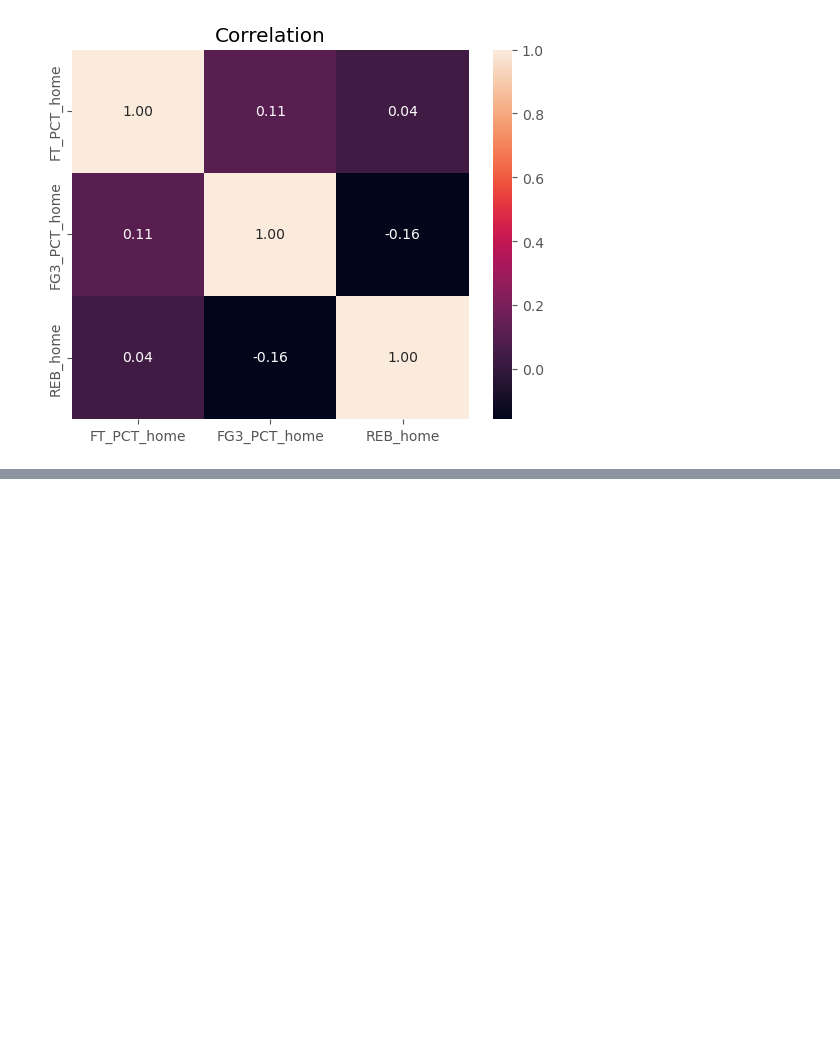
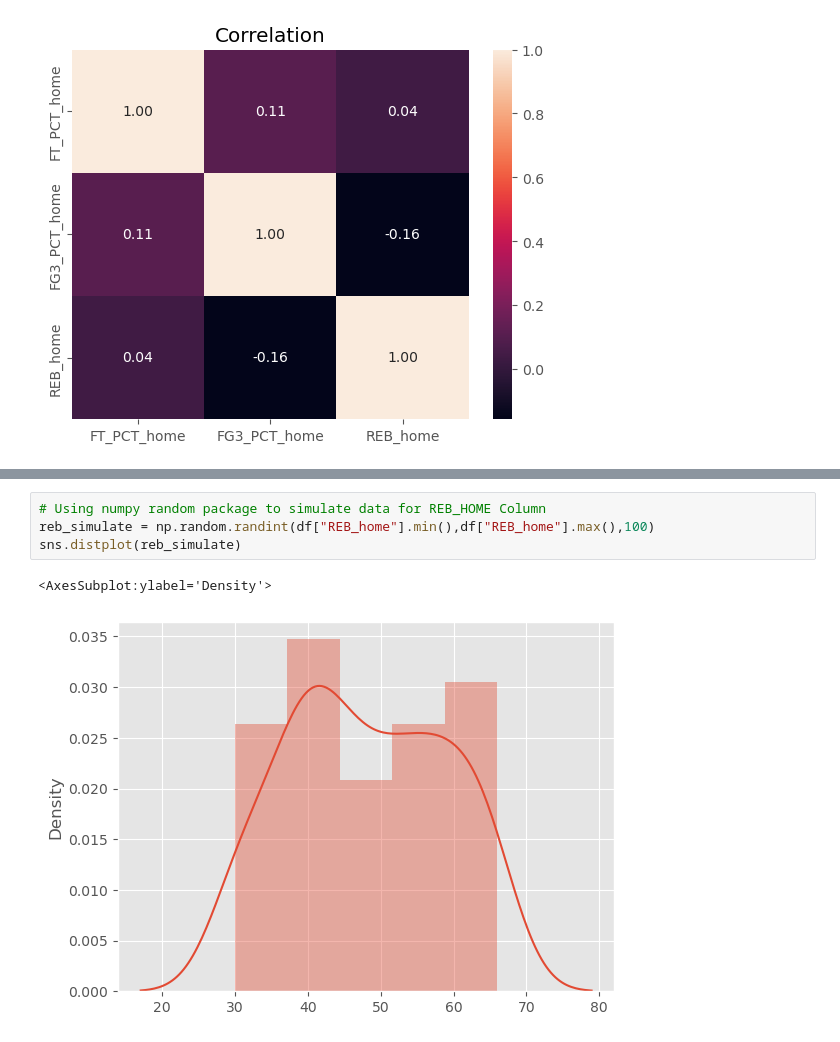
Before and after one commit to RyanMch97/ProgDA-Project, a Jupyter notebook: Prog-DA.ipynb, the cells around one changed output, grey strips where cells are left out. Saved outputs shown, nothing was run; the diff lists cells and outputs as text; blank space fills up the shorter version.

```diff
--- a/Prog-DA.ipynb
+++ b/Prog-DA.ipynb
@@ -123,0 +140,7 @@ plt.show()
+# %%
+# Using numpy random package to simulate data for REB_HOME Column
+reb_simulate = np.random.randint(df["REB_home"].min(),df["REB_home"].max(),100)
+sns.distplot(reb_simulate)
+# %% [output]
+<AxesSubplot:ylabel='Density'>
+[figure, added]
```
Also changed, not shown: parts of 6 cells of this notebook.
